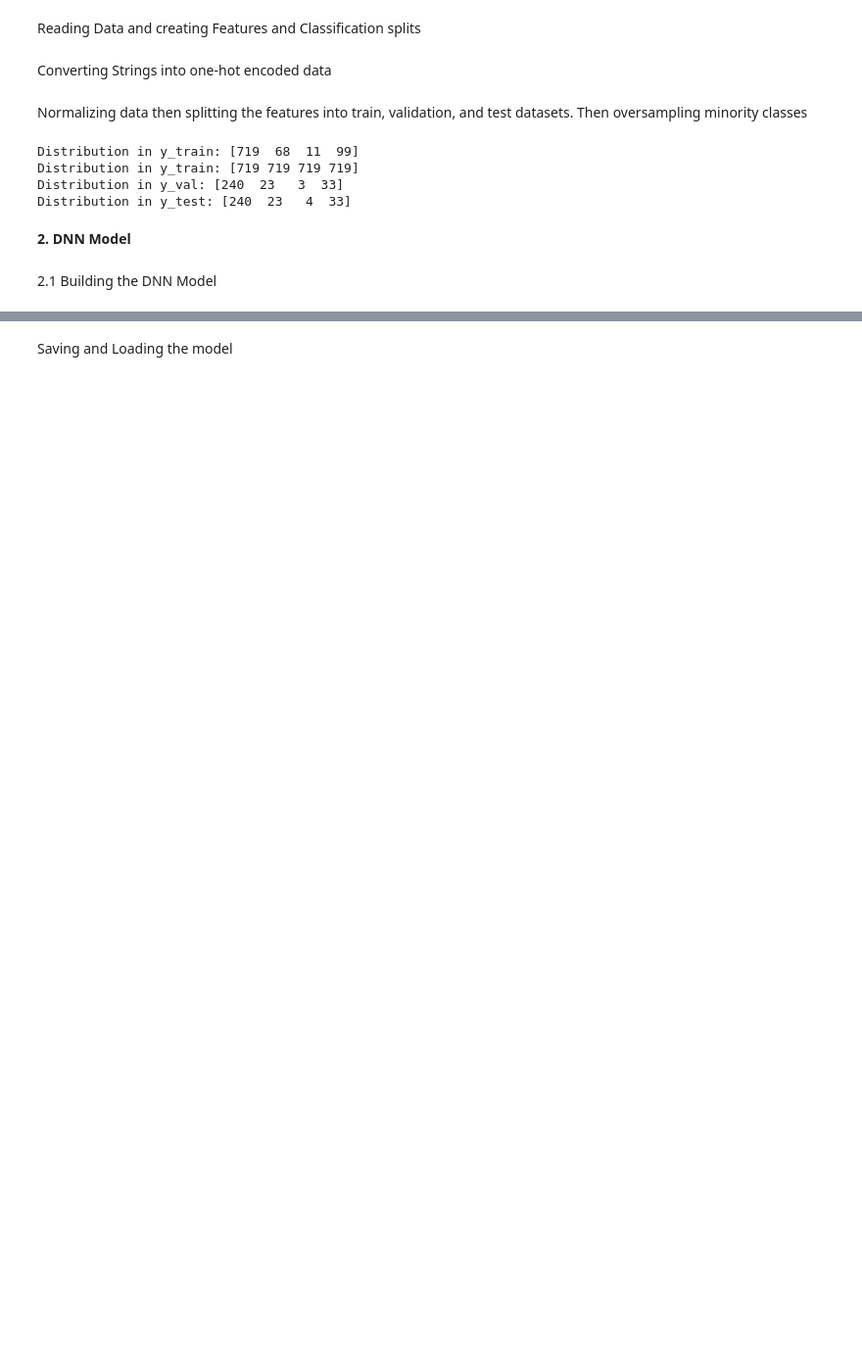
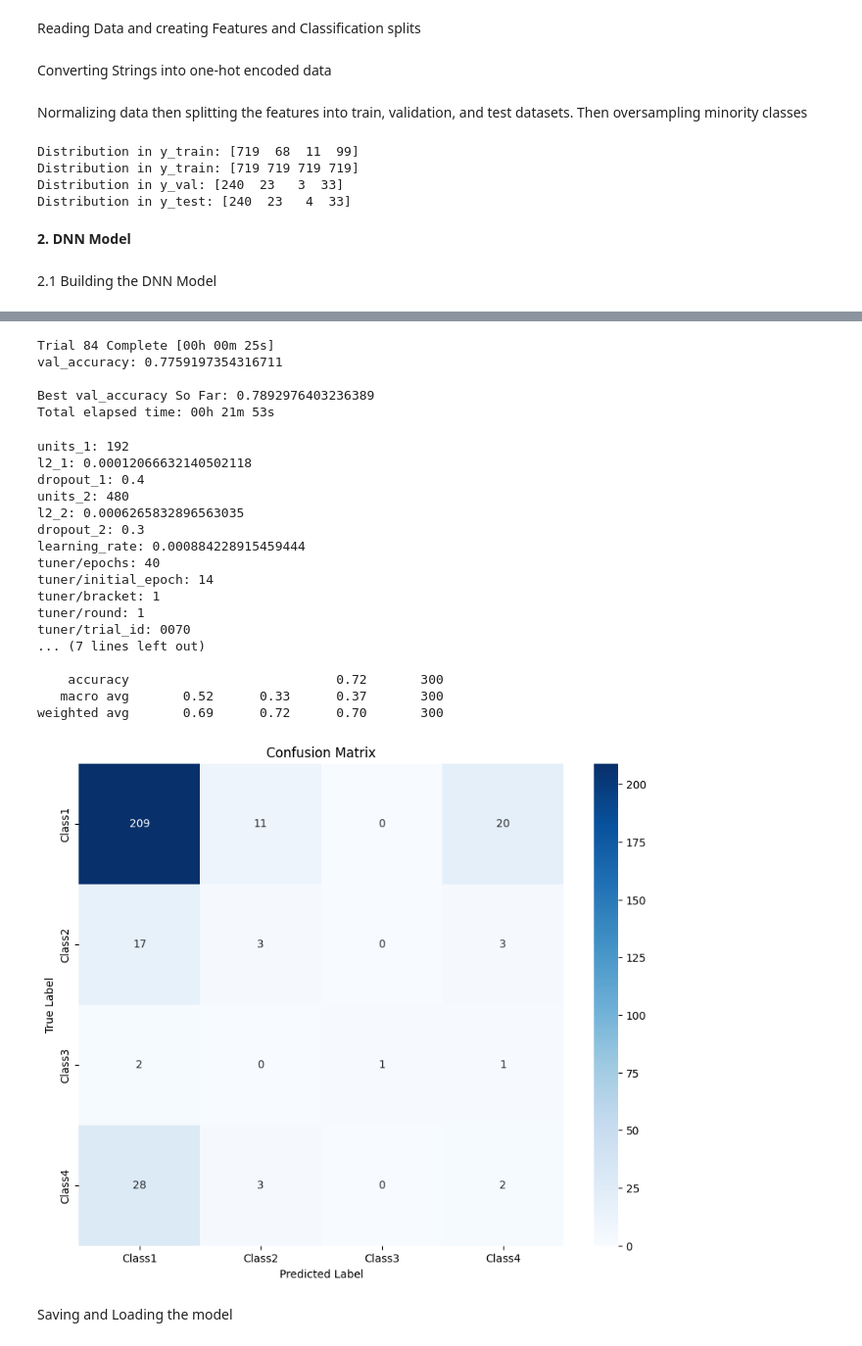
Before and after one commit to RagheedBahmad/Breast-Cancer-Classification-Model, a Jupyter notebook: CancerClassificationModel.ipynb, the cells around one changed output, grey strips where cells are left out. Shown: that part at 98% size. Cells and saved outputs as stored; diff of their text form; code cells hidden in the pictures; blank space fills up the shorter version.

Commit message:
Integrated a tuner to tune the DNN

```diff
--- a/CancerClassificationModel.ipynb
+++ b/CancerClassificationModel.ipynb
@@ -195,3 +142,73 @@ plot_training_history(history)
+# %%
+from kerastuner.tuners import Hyperband
+
+input_shape = X_train_selected.shape[1:]
+print(input_shape)
+hypermodel = MyHyperModel(num_classes=len(np.unique(y)), input_shape=input_shape)
+
+tuner = Hyperband(
+    hypermodel,
+    objective='val_accuracy',
+    max_epochs=40,
+    directory='my_dir',
+    project_name='keras_tuner_demo'
+)
+
+tuner.search(X_train_selected, y_train, epochs=10, validation_data=(X_val_selected, y_val))
+
+# Get the best model
+best_model = tuner.get_best_models(num_models=1)[0]
+# %% [output]
+Trial 84 Complete [00h 00m 25s]
+val_accuracy: 0.7759197354316711
+
+Best val_accuracy So Far: 0.7892976403236389
+Total elapsed time: 00h 21m 53s
+# %%
+best_hyperparameters = tuner.get_best_hyperparameters()[0]
+
+for hp, value in best_hyperparameters.values.items():
+    print(f"{hp}: {value}")
+
+predictions = best_model.predict(X_test_selected)
+predicted_classes = np.argmax(predictions, axis=1)
+
+report = classification_report(y_test, predicted_classes, target_names=['Class1', 'Class2', 'Class3', 'etc.'])
+print(report)
+
+from sklearn.metrics import confusion_matrix
+import seaborn as sns
+import matplotlib.pyplot as plt
+
+# Compute confusion matrix
+conf_matrix = confusion_matrix(y_test, predicted_classes)
+
+# Plot the heatmap
+plt.figure(figsize=(10, 8))
+sns.heatmap(conf_matrix, annot=True, fmt="d", cmap="Blues", xticklabels=['Class1', 'Class2', 'Class3', 'Class4'], yticklabels=['Class1', 'Class2', 'Class3', 'Class4'])
+plt.title('Confusion Matrix')
+plt.ylabel('True Label')
+plt.xlabel('Predicted Label')
+plt.show()
+# %% [output]
+units_1: 192
+l2_1: 0.00012066632140502118
+dropout_1: 0.4
+units_2: 480
+l2_2: 0.0006265832896563035
+dropout_2: 0.3
+learning_rate: 0.000884228915459444
+tuner/epochs: 40
+tuner/initial_epoch: 14
+tuner/bracket: 1
+tuner/round: 1
+tuner/trial_id: 0070
+... (7 lines left out)
+
+    accuracy                           0.72       300
+   macro avg       0.52      0.33      0.37       300
+weighted avg       0.69      0.72      0.70       300
+[figure, added]
 # %% [markdown]
 Saving and Loading the model
 # %%
```
Also changed, not shown: parts of 8 cells of this notebook, 2 other files.
